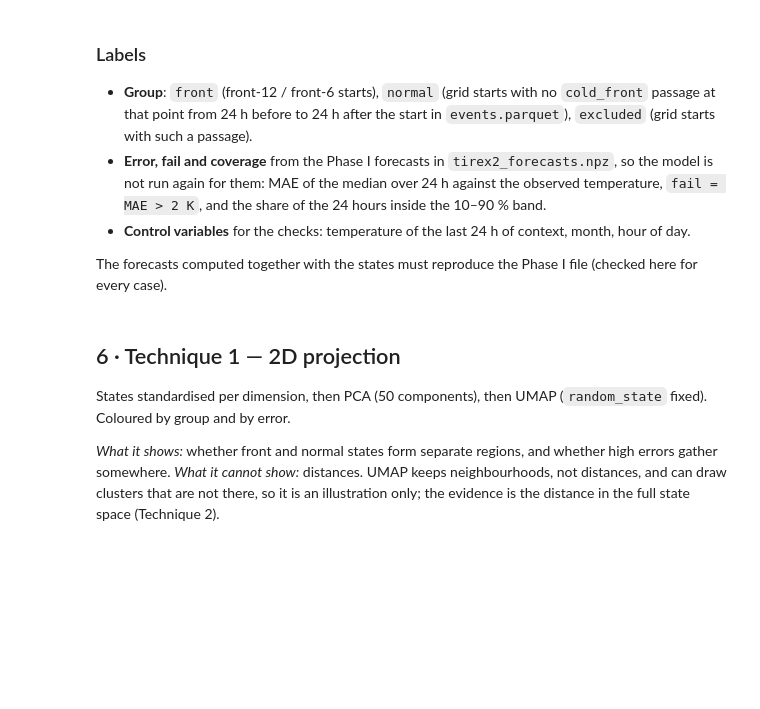
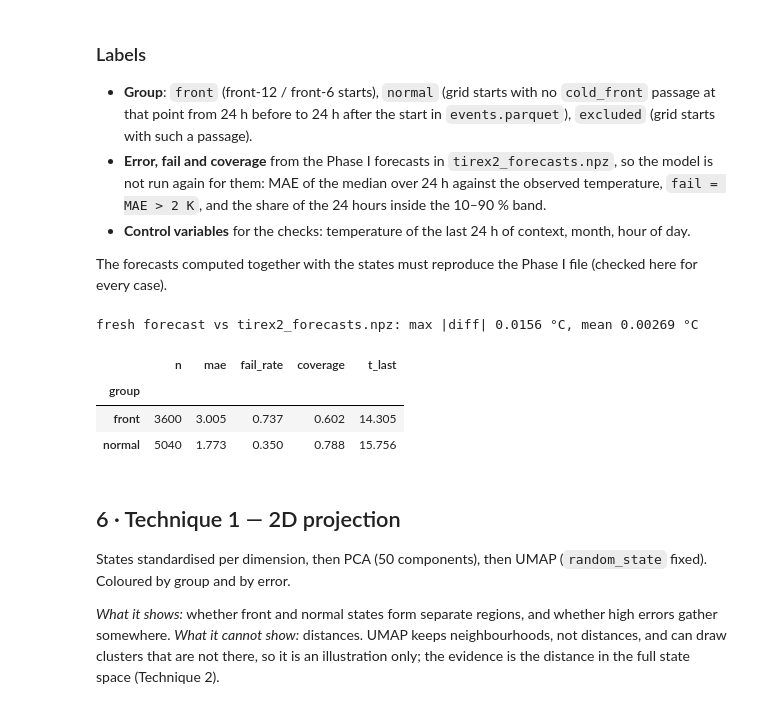
Before and after one commit to SandroMueller01/ai-vis-lab-2026, a Jupyter notebook: phase2-model-internals/pair-1/04_question_d.ipynb, the cells around one changed output. Saved outputs shown, nothing was run; the diff lists cells and outputs as text; code cells hidden in the pictures; blank space fills up the shorter version.

Commit message:
feat: question D, run in the container with results and a fix for reading the Phase I forecasts

```diff
--- a/phase2-model-internals/pair-1/04_question_d.ipynb
+++ b/phase2-model-internals/pair-1/04_question_d.ipynb
@@ -190,34 +199,41 @@ for p, t in zip(ev.point_id, ev_t):
     passage.setdefault(p, []).append(t)
 
 
 def has_passage(pid, i):
     return any(i - 24 <= t < i + HORIZON for t in passage.get(pid, []))
 
 
 cases["group"] = np.where(
     cases.tag.str.startswith("front"),
     "front",
     np.where([has_passage(p, i) for p, i in zip(cases.pid, cases.i)], "excluded", "normal"),
 )
-PRED = np.stack([P1["preds"][k, p1_col[p]] for k, p in zip(cases.p1_k, cases.pid)]).astype(np.float32)
+preds_p1 = P1["preds"]  # read the array from the file once, not once per case
+PRED = np.stack([preds_p1[k, p1_col[p]] for k, p in zip(cases.p1_k, cases.pid)]).astype(np.float32)
 obs = np.stack([OBSV[i : i + HORIZON, j] for i, j in zip(cases.i, cases.j)])
 cases["mae"] = np.nanmean(np.abs(PRED[:, 4] - obs), axis=1)
 cases["fail"] = cases.mae > FAIL_K
 inside = ((obs >= PRED[:, 0]) & (obs <= PRED[:, 8])).astype(float)
 cases["coverage"] = np.nanmean(np.where(np.isnan(obs), np.nan, inside), axis=1)
 cases["t_last"] = [SER[i - 24 : i, j].mean() for i, j in zip(cases.i, cases.j)]
 cases["month"] = times[cases.i].month
 cases["hour"] = times[cases.i].hour
 
 diff = np.abs(FRESH - PRED)
 print(f"fresh forecast vs tirex2_forecasts.npz: max |diff| {diff.max():.4f} °C, mean {diff.mean():.5f} °C")
 cases.groupby("group").agg(
     n=("mae", "size"),
     mae=("mae", "mean"),
     fail_rate=("fail", "mean"),
     coverage=("coverage", "mean"),
     t_last=("t_last", "mean"),
 ).round(3)
+# %% [output]
+fresh forecast vs tirex2_forecasts.npz: max |diff| 0.0156 °C, mean 0.00269 °C
+|  | n | mae | fail_rate | coverage | t_last |
+| group |  |  |  |  |  |
+| front | 3600 | 3.005 | 0.737 | 0.602 | 14.305 |
+| normal | 5040 | 1.773 | 0.350 | 0.788 | 15.756 |
 # %% [markdown]
 ## 6 · Technique 1 — 2D projection
 
```
Also changed, not shown: parts of 9 cells of this notebook.
